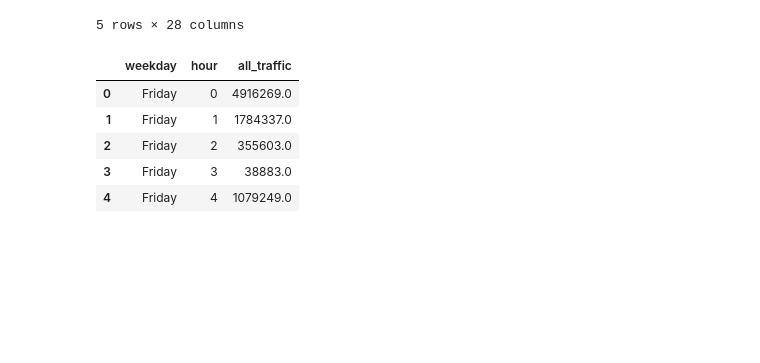
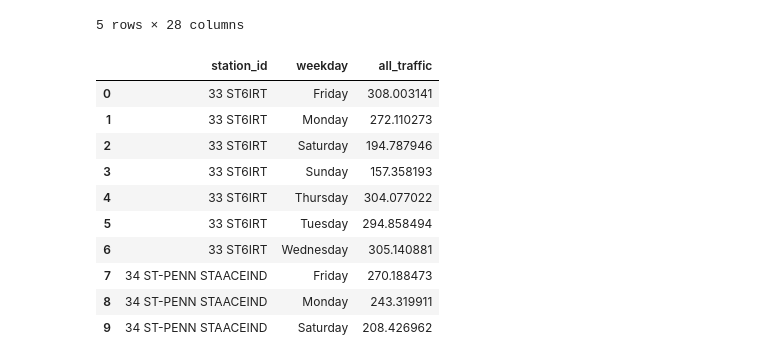
Before and after one commit to TifMoe/benson-project, a Jupyter notebook: stiles/VisualizingDistributions.ipynb, the cells around one changed output. Cells and saved outputs as stored; diff of their text form; code cells hidden in the pictures; blank space fills up the shorter version.

```diff
--- a/stiles/VisualizingDistributions.ipynb
+++ b/stiles/VisualizingDistributions.ipynb
@@ -109,11 +108,17 @@ highest_freq_stations.head()
 # %%
 # Aggregate all entry/exit counts for most frequent stations and look at distribution across days of week and hour of day
-timing = highest_freq_stations.groupby(['weekday','hour'])['all_traffic'].sum().reset_index()
-timing.head()
+timing = highest_freq_stations.groupby(['station_id','weekday'])['all_traffic'].mean().reset_index()
-# %% [output]
-|  | weekday | hour | all_traffic |
-| 0 | Friday | 0 | 4916269.0 |
-| 1 | Friday | 1 | 1784337.0 |
-| 2 | Friday | 2 | 355603.0 |
-| 3 | Friday | 3 | 38883.0 |
-| 4 | Friday | 4 | 1079249.0 |
+# %%
+timing.head(10)
+# %% [output]
+|  | station_id | weekday | all_traffic |
+| 0 | 33 ST6IRT | Friday | 308.003141 |
+| 1 | 33 ST6IRT | Monday | 272.110273 |
+| 2 | 33 ST6IRT | Saturday | 194.787946 |
+| 3 | 33 ST6IRT | Sunday | 157.358193 |
+| 4 | 33 ST6IRT | Thursday | 304.077022 |
+| 5 | 33 ST6IRT | Tuesday | 294.858494 |
+| 6 | 33 ST6IRT | Wednesday | 305.140881 |
+| 7 | 34 ST-PENN STAACEIND | Friday | 270.188473 |
+| 8 | 34 ST-PENN STAACEIND | Monday | 243.319911 |
+| 9 | 34 ST-PENN STAACEIND | Saturday | 208.426962 |
```
Also changed, not shown: parts of 8 cells of this notebook, 5 other files.
